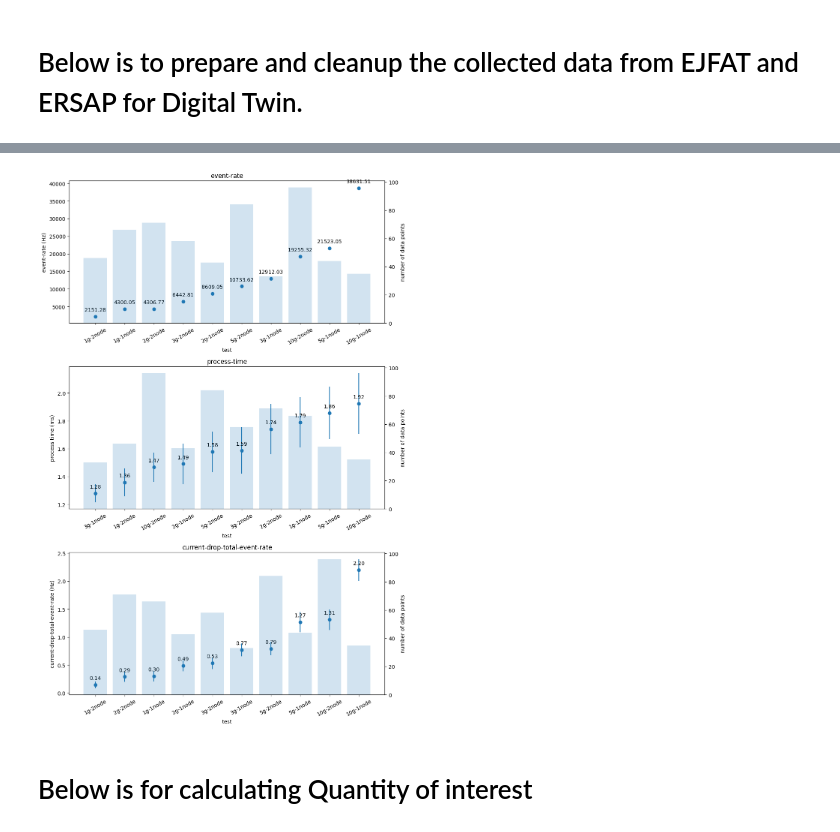
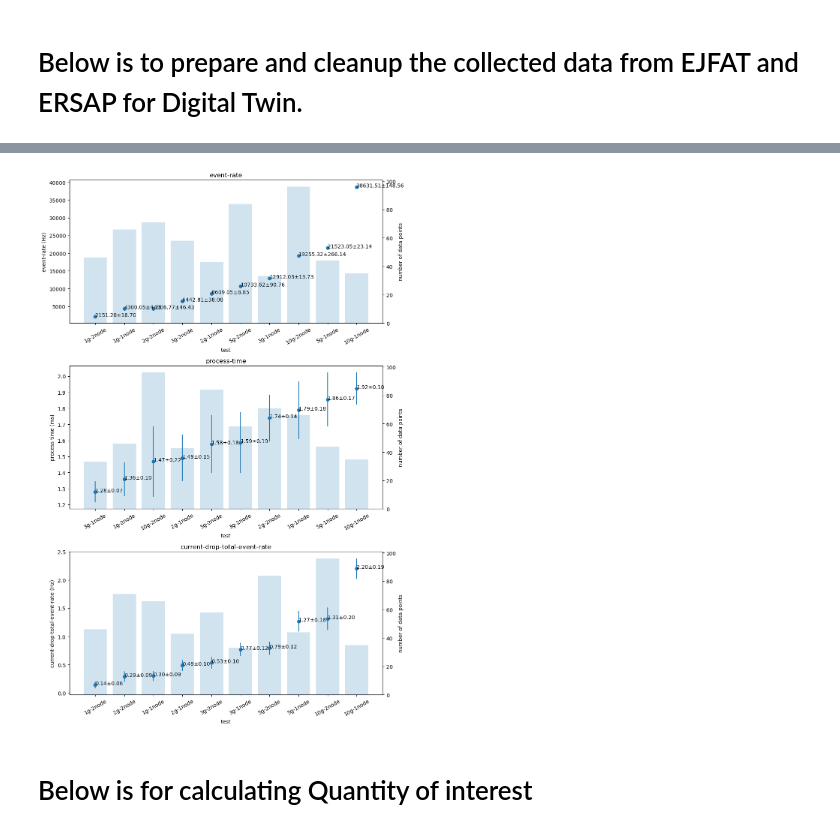
Before and after one commit to tsaie79/Queue_Simulation_Python, a Jupyter notebook: ejfat-data/collecting.ipynb, the cells around one changed output, grey strips where cells are left out. Drawn from its saved outputs; the diff is of its cells as text; code cells hidden in the pictures.

```diff
--- a/ejfat-data/collecting.ipynb
+++ b/ejfat-data/collecting.ipynb
@@ -120,39 +127,42 @@ plt.show()
 # %%
 import matplotlib.pyplot as plt
 
 fig, axs = plt.subplots(3, 1, figsize=(10, 15))
 
 dataframes = [dfs_event_rate, dfs_process_time, dfs_drop_total_events]
 for idx, df in enumerate(dataframes):
     # get the mean and std of each folder
-    df_mean = df.groupby("folder").mean().sort_values(df.columns[1], ascending=True)
-    df_std = df.groupby("folder").std().sort_values(df.columns[1], ascending=True)
-    df_count = df.groupby("folder").size().sort_values(ascending=True)
+    df_stat = df.groupby("folder").describe()[df.columns[1]].sort_values("mean")
+
+    df_mean = df_stat["mean"]
+    df_std = df_stat["std"]
+    df_count = df_stat["count"]
 
     # plot mean and std of each folder in the same plot. The dot is the mean, and the error bar is the std centered at the mean
-    axs[idx].errorbar(df_mean.index, df_mean[df.columns[1]], yerr=df_std[df.columns[1]], fmt='o')
-    # annotate the percentage of the mean
-    for i, txt in enumerate(df_mean[df.columns[1]]):
-        axs[idx].annotate(f"{txt:.2f}", (i, txt), textcoords="offset points", xytext=(0,10), ha='center')
+    axs[idx].errorbar(df_mean.index, df_mean, yerr=df_std, fmt='o')
+    # annotate the mean and percentage of the std
+    for i, (mean, std) in enumerate(zip(df_mean, df_std)):
+        axs[idx].annotate(f"{mean:.2f}±{std:.2f}", (i, mean))
+
 
     axs[idx].set_xlabel("test")
     # make xlabel vertical
     axs[idx].set_xticklabels(df_mean.index, rotation=30)
     if "process-time" in df.columns[1]:
         axs[idx].set_ylabel("process time (ms)")
     else:
         axs[idx].set_ylabel(df.columns[1]+" (Hz)")
     axs[idx].set_title(df.columns[1])
 
     # plot the number of data points in each folder as a additional subplot
     ax2 = axs[idx].twinx()
     ax2.set_ylabel("number of data points")
     ax2.bar(df_mean.index, df_count.loc[df_mean.index], alpha=0.2)
 
 plt.tight_layout()
 
 plt.show()
 # %% [output]
-[figure, old version]
+[figure, new version]
 # %% [markdown]
 # Below is for calculating Quantity of interest
```
Also changed, not shown: parts of 3 cells of this notebook.
